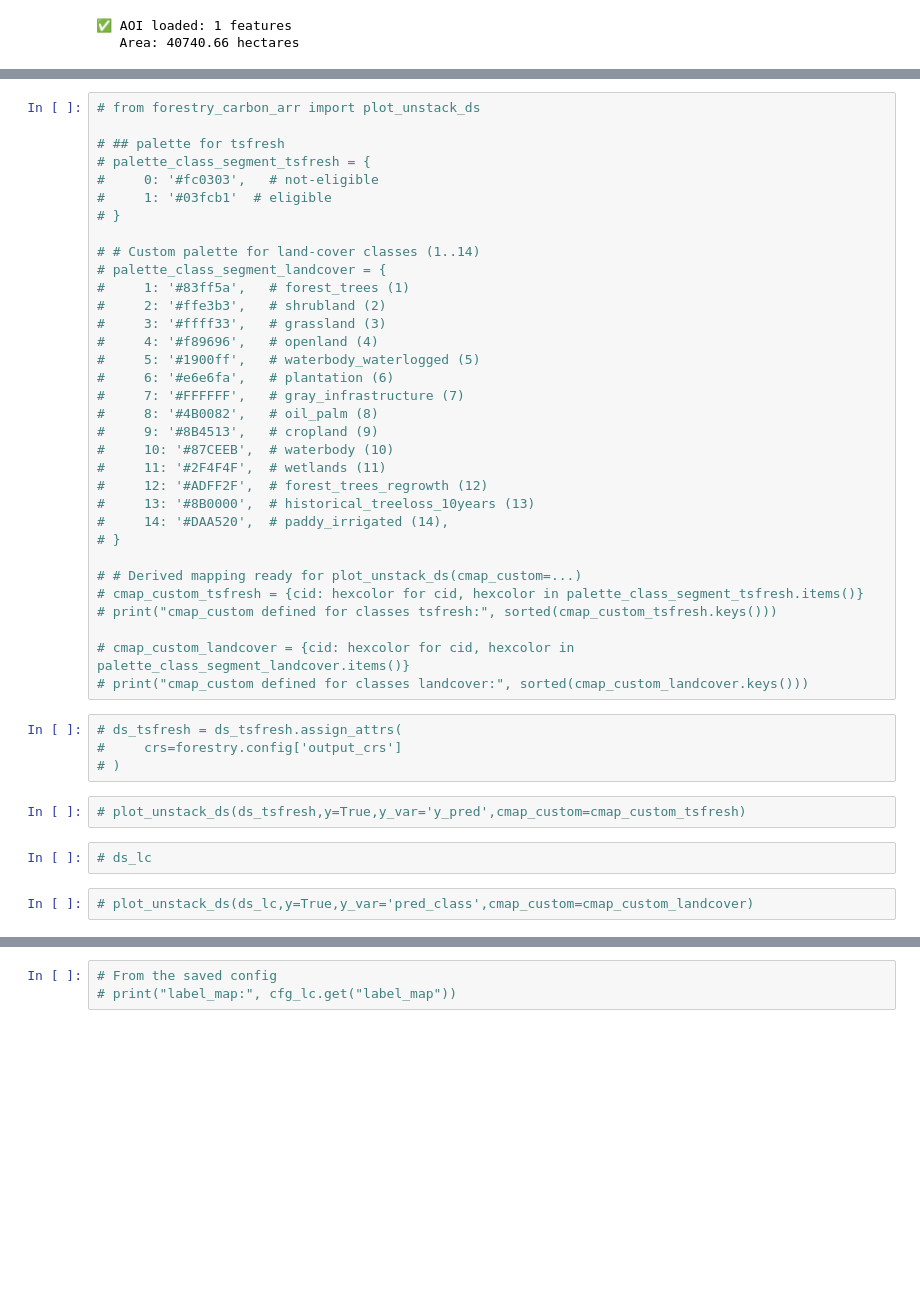
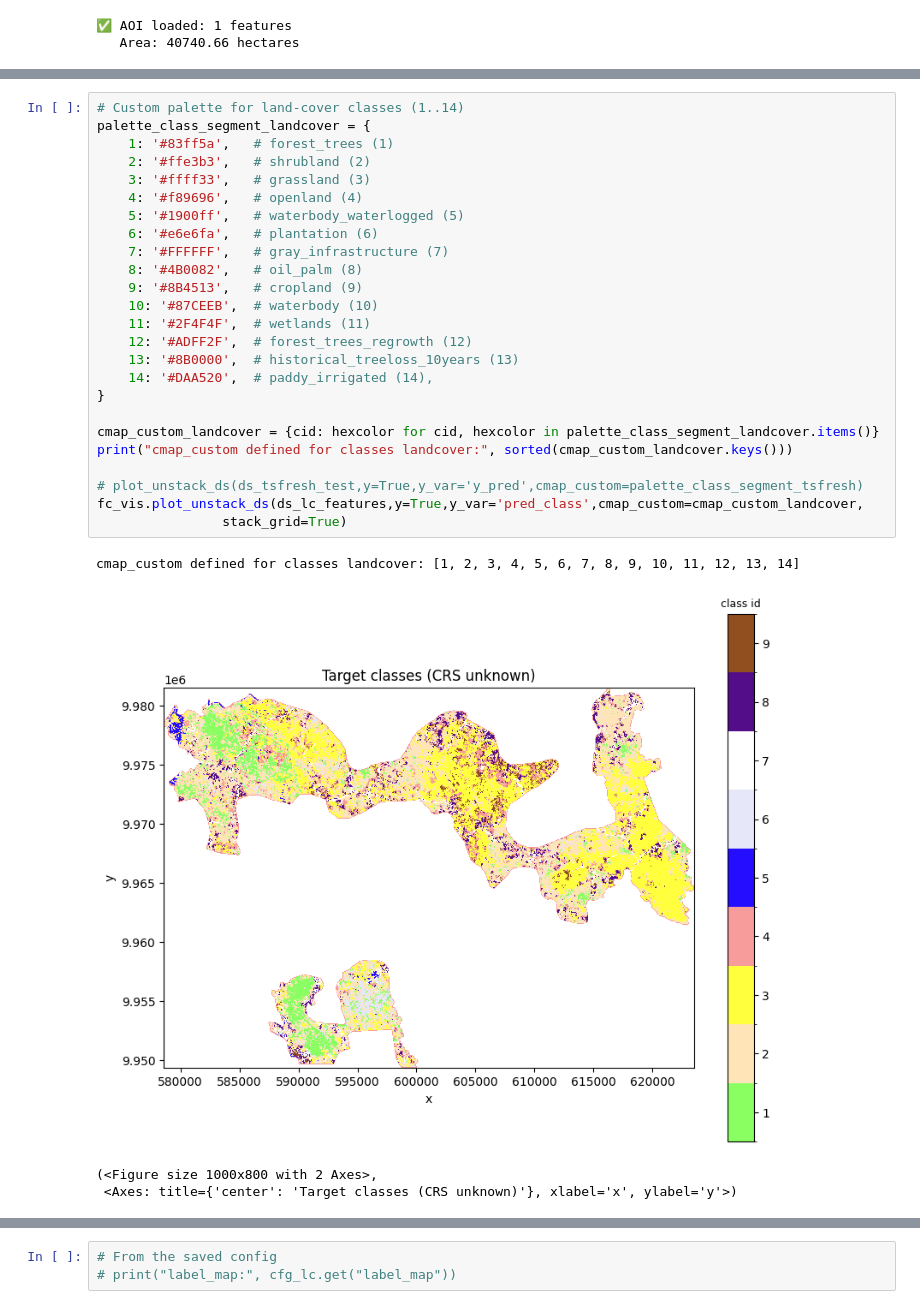
Before and after one commit to miqbalf/gis-carbon-ai, a Jupyter notebook: jupyter/notebooks/02w_merge_historical_current_zone_eligibility.ipynb, the cells around one changed output, grey strips where cells are left out. Saved outputs shown, nothing was run; the diff lists cells and outputs as text; blank space fills up the shorter version.

```diff
--- a/jupyter/notebooks/02w_merge_historical_current_zone_eligibility.ipynb
+++ b/jupyter/notebooks/02w_merge_historical_current_zone_eligibility.ipynb
@@ -51,44 +181,31 @@ print(f"   Area: {aoi_gpd_utm.geometry.area.sum()/10000:.2f} hectares")
 # %%
-# from forestry_carbon_arr import plot_unstack_ds
+# Custom palette for land-cover classes (1..14)
+palette_class_segment_landcover = {
+    1: '#83ff5a',   # forest_trees (1)
+    2: '#ffe3b3',   # shrubland (2)
+    3: '#ffff33',   # grassland (3)
+    4: '#f89696',   # openland (4)
+    5: '#1900ff',   # waterbody_waterlogged (5)
+    6: '#e6e6fa',   # plantation (6)
+    7: '#FFFFFF',   # gray_infrastructure (7)
+    8: '#4B0082',   # oil_palm (8)
+    9: '#8B4513',   # cropland (9)
+    10: '#87CEEB',  # waterbody (10)
+    11: '#2F4F4F',  # wetlands (11)
+    12: '#ADFF2F',  # forest_trees_regrowth (12)
+    13: '#8B0000',  # historical_treeloss_10years (13)
+    14: '#DAA520',  # paddy_irrigated (14),
+}
 
-# ## palette for tsfresh
-# palette_class_segment_tsfresh = {
-#     0: '#fc0303',   # not-eligible
-#     1: '#03fcb1'  # eligible
-# }
+cmap_custom_landcover = {cid: hexcolor for cid, hexcolor in palette_class_segment_landcover.items()}
+print("cmap_custom defined for classes landcover:", sorted(cmap_custom_landcover.keys()))
 
-# # Custom palette for land-cover classes (1..14)
-# palette_class_segment_landcover = {
-#     1: '#83ff5a',   # forest_trees (1)
-#     2: '#ffe3b3',   # shrubland (2)
-#     3: '#ffff33',   # grassland (3)
-#     4: '#f89696',   # openland (4)
-#     5: '#1900ff',   # waterbody_waterlogged (5)
-#     6: '#e6e6fa',   # plantation (6)
-#     7: '#FFFFFF',   # gray_infrastructure (7)
-#     8: '#4B0082',   # oil_palm (8)
-#     9: '#8B4513',   # cropland (9)
-#     10: '#87CEEB',  # waterbody (10)
-#     11: '#2F4F4F',  # wetlands (11)
-#     12: '#ADFF2F',  # forest_trees_regrowth (12)
-#     13: '#8B0000',  # historical_treeloss_10years (13)
-#     14: '#DAA520',  # paddy_irrigated (14),
-# }
-
-# # Derived mapping ready for plot_unstack_ds(cmap_custom=...)
-# cmap_custom_tsfresh = {cid: hexcolor for cid, hexcolor in palette_class_segment_tsfresh.items()}
-# print("cmap_custom defined for classes tsfresh:", sorted(cmap_custom_tsfresh.keys()))
-
-# cmap_custom_landcover = {cid: hexcolor for cid, hexcolor in palette_class_segment_landcover.items()}
-# print("cmap_custom defined for classes landcover:", sorted(cmap_custom_landcover.keys()))
+# plot_unstack_ds(ds_tsfresh_test,y=True,y_var='y_pred',cmap_custom=palette_class_segment_tsfresh)
+fc_vis.plot_unstack_ds(ds_lc_features,y=True,y_var='pred_class',cmap_custom=cmap_custom_landcover,
+                stack_grid=True)
+# %% [output]
+cmap_custom defined for classes landcover: [1, 2, 3, 4, 5, 6, 7, 8, 9, 10, 11, 12, 13, 14]
+[figure, added]
+(<Figure size 1000x800 with 2 Axes>,
+ <Axes: title={'center': 'Target classes (CRS unknown)'}, xlabel='x', ylabel='y'>)
-# %%
-# ds_tsfresh = ds_tsfresh.assign_attrs(
-#     crs=forestry.config['output_crs']
-# )
-# %%
-# plot_unstack_ds(ds_tsfresh,y=True,y_var='y_pred',cmap_custom=cmap_custom_tsfresh)
-# %%
-# ds_lc
-# %%
-# plot_unstack_ds(ds_lc,y=True,y_var='pred_class',cmap_custom=cmap_custom_landcover)
 # %%
```
Also changed, not shown: parts of 58 cells of this notebook.
